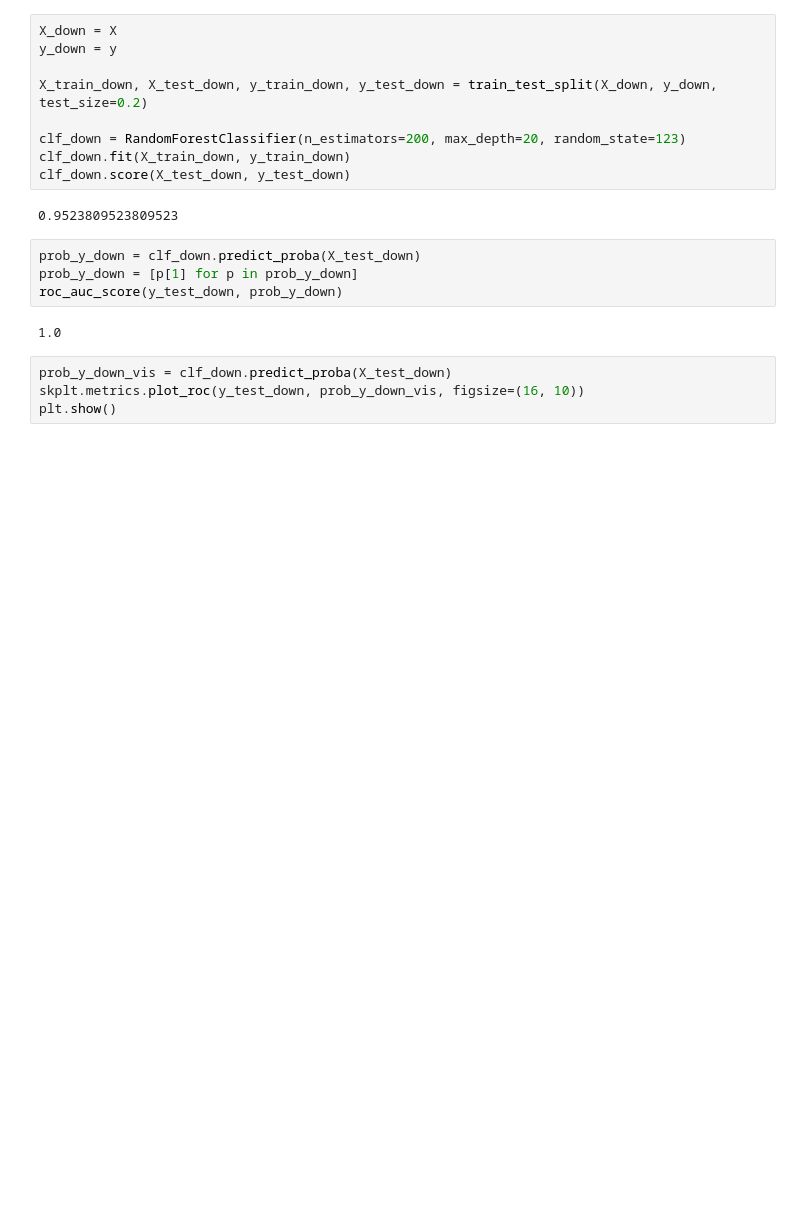
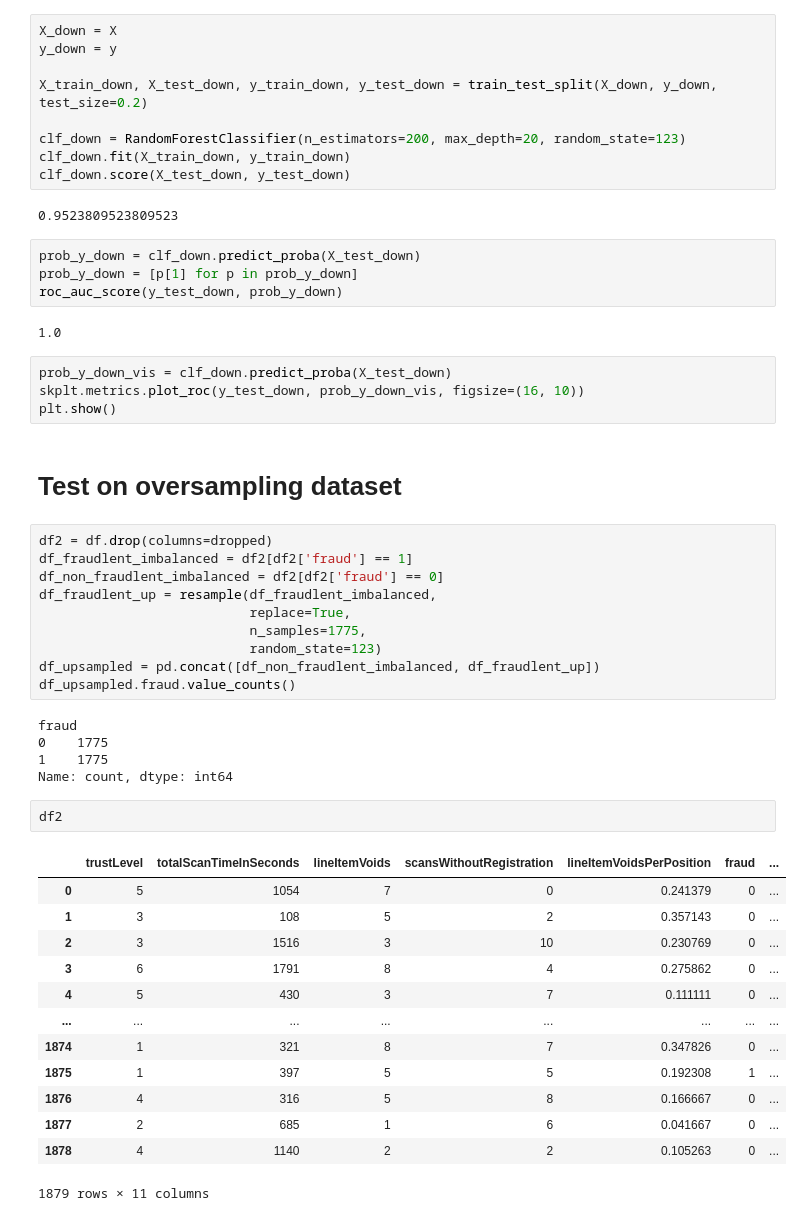
Before and after one commit to TurmaeUrsorum/belajar-piton, a Jupyter notebook: 24. Transaction Classification of Fraud and Non Fraud/fraud_non_fraud.ipynb, the cells around one changed output. Saved outputs shown, nothing was run; the diff lists cells and outputs as text; blank space fills up the shorter version.

```diff
--- a/24. Transaction Classification of Fraud and Non Fraud/fraud_non_fraud.ipynb
+++ b/24. Transaction Classification of Fraud and Non Fraud/fraud_non_fraud.ipynb
@@ -871,3 +871,36 @@ roc_auc_score(y_test_down, prob_y_down)
 prob_y_down_vis = clf_down.predict_proba(X_test_down)
 skplt.metrics.plot_roc(y_test_down, prob_y_down_vis, figsize=(16, 10))
 plt.show()
+# %% [markdown]
+# Test on oversampling dataset
+# %%
+df2 = df.drop(columns=dropped)
+df_fraudlent_imbalanced = df2[df2['fraud'] == 1]
+df_non_fraudlent_imbalanced = df2[df2['fraud'] == 0]
+df_fraudlent_up = resample(df_fraudlent_imbalanced,
+                           replace=True,
+                           n_samples=1775,
+                           random_state=123)
+df_upsampled = pd.concat([df_non_fraudlent_imbalanced, df_fraudlent_up])
+df_upsampled.fraud.value_counts()
+# %% [output]
+fraud
+0    1775
+1    1775
+Name: count, dtype: int64
+# %%
+df2
+# %% [output]
+|  | trustLevel | totalScanTimeInSeconds | lineItemVoids | scansWithoutRegistration | lineItemVoidsPerPosition | fraud | ... |
+| 0 | 5 | 1054 | 7 | 0 | 0.241379 | 0 | ... |
+| 1 | 3 | 108 | 5 | 2 | 0.357143 | 0 | ... |
+| 2 | 3 | 1516 | 3 | 10 | 0.230769 | 0 | ... |
+| 3 | 6 | 1791 | 8 | 4 | 0.275862 | 0 | ... |
+| 4 | 5 | 430 | 3 | 7 | 0.111111 | 0 | ... |
+| ... | ... | ... | ... | ... | ... | ... | ... |
+| 1874 | 1 | 321 | 8 | 7 | 0.347826 | 0 | ... |
+| 1875 | 1 | 397 | 5 | 5 | 0.192308 | 1 | ... |
+| 1876 | 4 | 316 | 5 | 8 | 0.166667 | 0 | ... |
+| 1877 | 2 | 685 | 1 | 6 | 0.041667 | 0 | ... |
+| 1878 | 4 | 1140 | 2 | 2 | 0.105263 | 0 | ... |
+1879 rows × 11 columns
```
Also changed, not shown: parts of 14 cells of this notebook.
